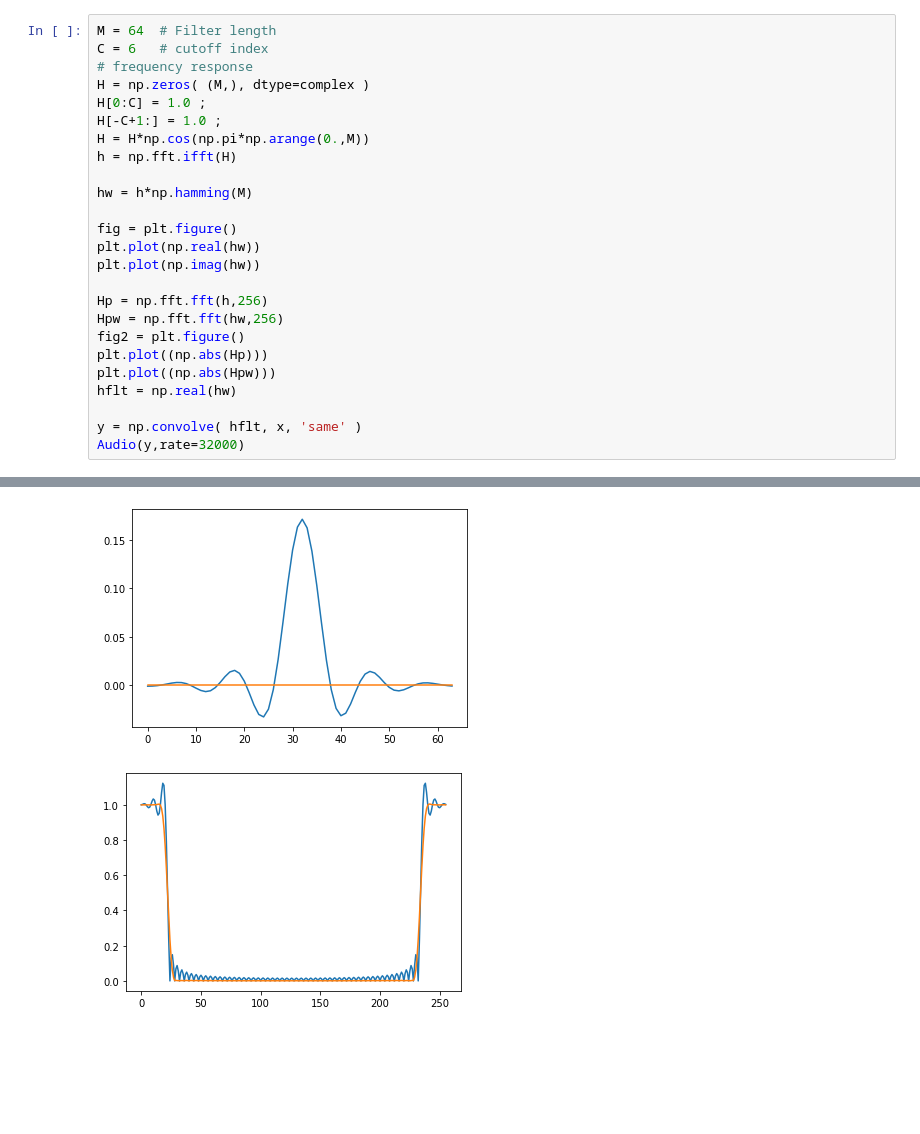
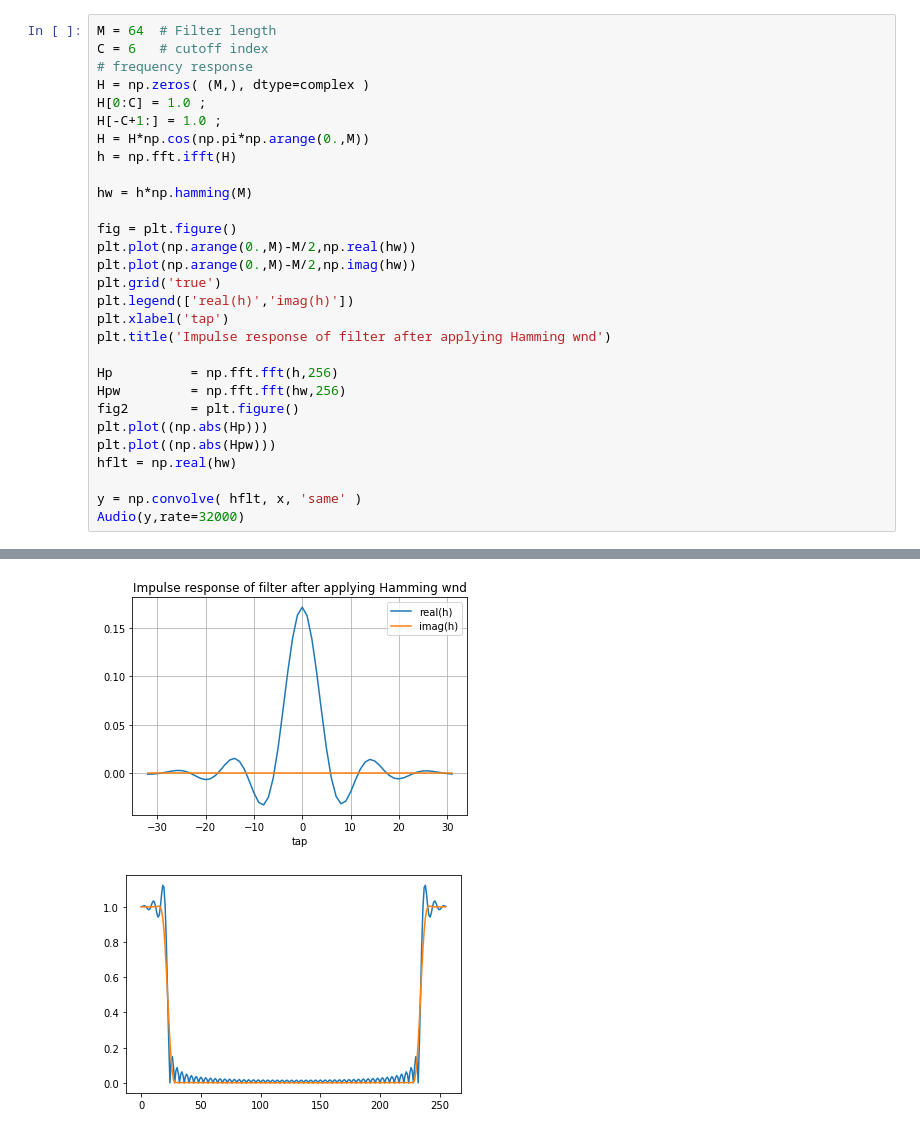
Before and after one commit to RF-Lab/lab_sources, a Jupyter notebook: notebooks/firdesign.ipynb, the cells around one changed output, grey strips where cells are left out. Saved outputs shown, nothing was run; the diff lists cells and outputs as text; blank space fills up the shorter version.

```diff
--- a/notebooks/firdesign.ipynb
+++ b/notebooks/firdesign.ipynb
@@ -25,29 +25,33 @@ Audio(x,rate=32000)
 # %%
 M = 64  # Filter length
 C = 6   # cutoff index
 # frequency response
 H = np.zeros( (M,), dtype=complex )
 H[0:C] = 1.0 ;
 H[-C+1:] = 1.0 ;
 H = H*np.cos(np.pi*np.arange(0.,M))
 h = np.fft.ifft(H)
 
 hw = h*np.hamming(M)
 
 fig = plt.figure()
-plt.plot(np.real(hw))
-plt.plot(np.imag(hw))
+plt.plot(np.arange(0.,M)-M/2,np.real(hw))
+plt.plot(np.arange(0.,M)-M/2,np.imag(hw))
+plt.grid('true')
+plt.legend(['real(h)','imag(h)'])
+plt.xlabel('tap')
+plt.title('Impulse response of filter after applying Hamming wnd')
 
-Hp = np.fft.fft(h,256)
-Hpw = np.fft.fft(hw,256)
-fig2 = plt.figure()
+Hp          = np.fft.fft(h,256)
+Hpw         = np.fft.fft(hw,256)
+fig2        = plt.figure()
 plt.plot((np.abs(Hp)))
 plt.plot((np.abs(Hpw)))
 hflt = np.real(hw)
 
 y = np.convolve( hflt, x, 'same' )
 Audio(y,rate=32000)
 # %% [output]
 [interactive output not drawn]
-[figure, old version]
+[figure, new version]
 [figure]
```
Also changed, not shown: parts of 1 cell of this notebook.
